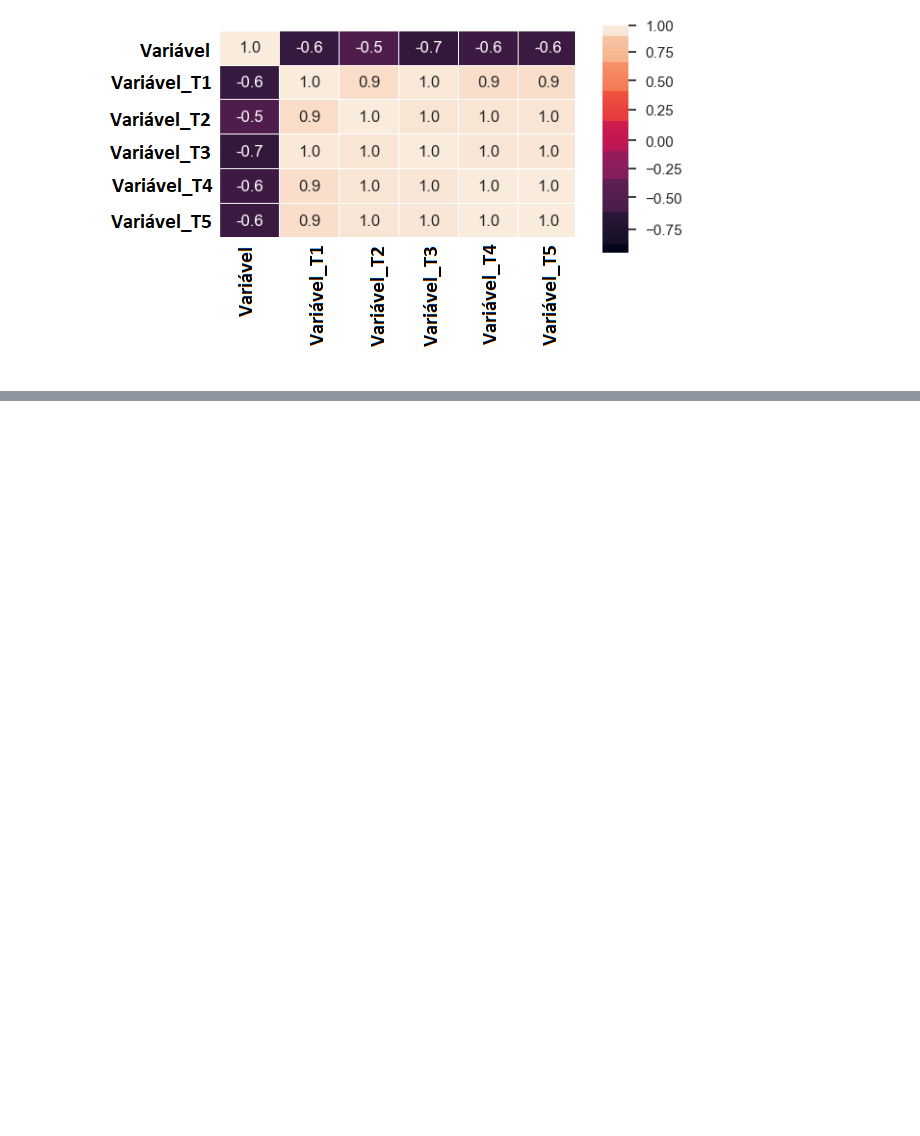
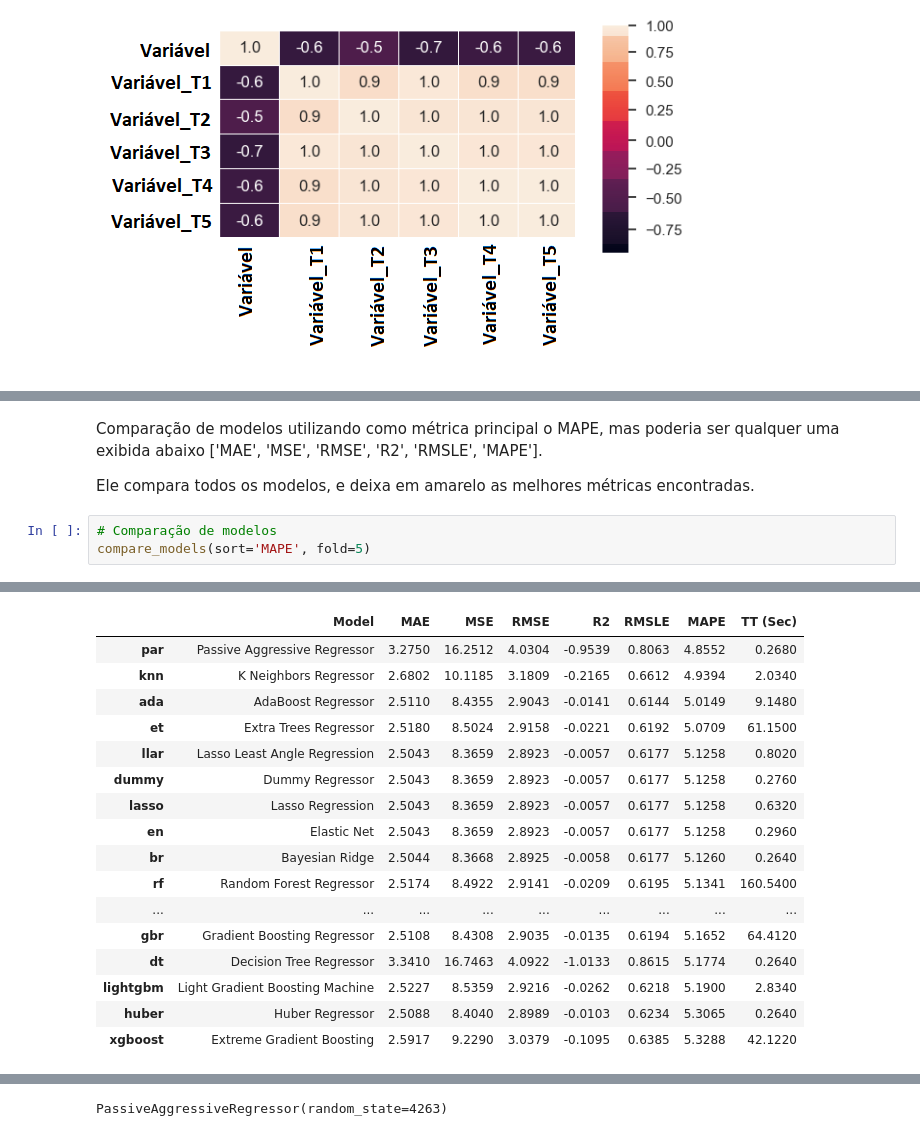
Before and after one commit to rhsouza/Regression-Gas_emission_forecast, a Jupyter notebook: Gas_emission_forecast.ipynb, the cells around one changed output, grey strips where cells are left out. Drawn from its saved outputs; the diff is of its cells as text; blank space fills up the shorter version.

```diff
--- a/Gas_emission_forecast.ipynb
+++ b/Gas_emission_forecast.ipynb
@@ -206,0 +263,8 @@ Para a criação do modelo de machine learning deste exemplo, iremos utilizar a
+# %% [markdown]
+Comparação de modelos utilizando como métrica principal o MAPE, mas poderia ser qualquer uma exibida abaixo ['MAE',	'MSE', 'RMSE', 'R2', 'RMSLE', 'MAPE'].
+
+Ele compara todos os modelos, e deixa em amarelo as melhores métricas encontradas.
+# %%
+# Comparação de modelos
+compare_models(sort='MAPE', fold=5)
+# %% [output]
@@ -206,0 +272,17 @@ Para a criação do modelo de machine learning deste exemplo, iremos utilizar a
+|  | Model | MAE | MSE | RMSE | R2 | RMSLE | MAPE | TT (Sec) |
+| par | Passive Aggressive Regressor | 3.2750 | 16.2512 | 4.0304 | -0.9539 | 0.8063 | 4.8552 | 0.2680 |
+| knn | K Neighbors Regressor | 2.6802 | 10.1185 | 3.1809 | -0.2165 | 0.6612 | 4.9394 | 2.0340 |
+| ada | AdaBoost Regressor | 2.5110 | 8.4355 | 2.9043 | -0.0141 | 0.6144 | 5.0149 | 9.1480 |
+| et | Extra Trees Regressor | 2.5180 | 8.5024 | 2.9158 | -0.0221 | 0.6192 | 5.0709 | 61.1500 |
+| llar | Lasso Least Angle Regression | 2.5043 | 8.3659 | 2.8923 | -0.0057 | 0.6177 | 5.1258 | 0.8020 |
+| dummy | Dummy Regressor | 2.5043 | 8.3659 | 2.8923 | -0.0057 | 0.6177 | 5.1258 | 0.2760 |
+| lasso | Lasso Regression | 2.5043 | 8.3659 | 2.8923 | -0.0057 | 0.6177 | 5.1258 | 0.6320 |
+| en | Elastic Net | 2.5043 | 8.3659 | 2.8923 | -0.0057 | 0.6177 | 5.1258 | 0.2960 |
+| br | Bayesian Ridge | 2.5044 | 8.3668 | 2.8925 | -0.0058 | 0.6177 | 5.1260 | 0.2640 |
+| rf | Random Forest Regressor | 2.5174 | 8.4922 | 2.9141 | -0.0209 | 0.6195 | 5.1341 | 160.5400 |
+| ... | ... | ... | ... | ... | ... | ... | ... | ... |
+| gbr | Gradient Boosting Regressor | 2.5108 | 8.4308 | 2.9035 | -0.0135 | 0.6194 | 5.1652 | 64.4120 |
+| dt | Decision Tree Regressor | 3.3410 | 16.7463 | 4.0922 | -1.0133 | 0.8615 | 5.1774 | 0.2640 |
+| lightgbm | Light Gradient Boosting Machine | 2.5227 | 8.5359 | 2.9216 | -0.0262 | 0.6218 | 5.1900 | 2.8340 |
+| huber | Huber Regressor | 2.5088 | 8.4040 | 2.8989 | -0.0103 | 0.6234 | 5.3065 | 0.2640 |
+| xgboost | Extreme Gradient Boosting | 2.5917 | 9.2290 | 3.0379 | -0.1095 | 0.6385 | 5.3288 | 42.1220 |
@@ -206,0 +290 @@ Para a criação do modelo de machine learning deste exemplo, iremos utilizar a
+PassiveAggressiveRegressor(random_state=4263)
```
Also changed, not shown: parts of 22 cells of this notebook.
